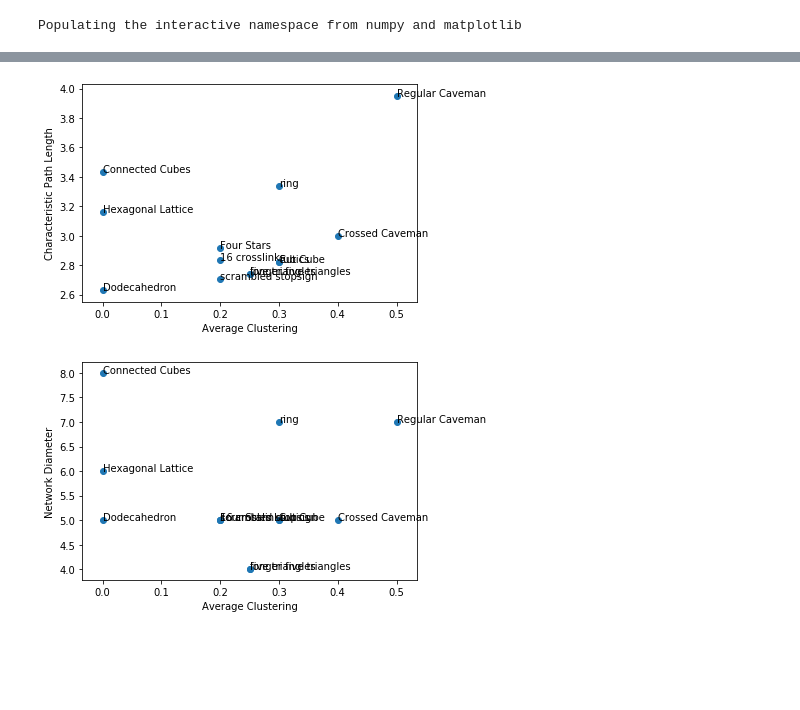
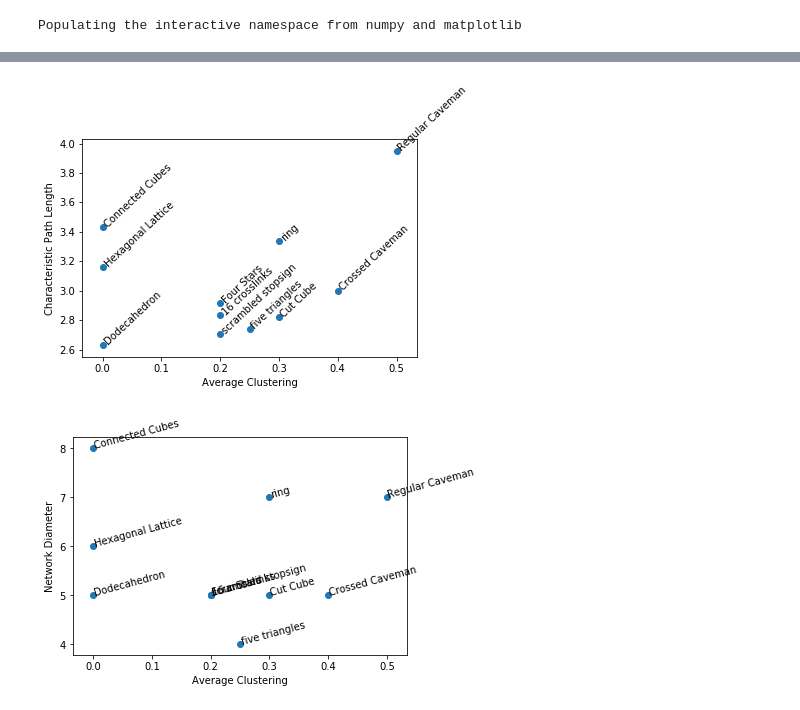
Before and after one commit to JamesPHoughton/detective-game-interdependent-diffusion, a Jupyter notebook: setup/Network Structure Selection.ipynb, the cells around one changed output, grey strips where cells are left out. Drawn from its saved outputs; the diff is of its cells as text; code cells hidden in the pictures; blank space fills up the shorter version.

```diff
--- a/setup/Network Structure Selection.ipynb
+++ b/setup/Network Structure Selection.ipynb
@@ -376,25 +420,0 @@ info[-1]
-# %%
-# rubics
-edgelist = [(1,9), (9,2), (2,10), (10,3), (3,11), (11,4), (4,12), (12,1),
-            (5,17), (17,6), (6,18), (18,7), (7,19), (19,8), (8,0), (0,5),
-            (4,14), (14,7), (3,13), (13,6), (2,16), (16,5), (1,15), (15,8),
-            (12,9), (10,16), (11,13), (14,19), (15,0), (17,18)
-           ]
-
-g9 = nx.from_edgelist(edgelist)
-nx.draw_networkx(g9, alpha=.7)
-g=g9
-info.append({
-    'name': 'rubics',
-    'num_nodes': nx.number_of_nodes(g),
-    'num_edges': nx.number_of_edges(g),
-    'max_deg': max(nx.degree(g)),
-    'min_deg': min(nx.degree(g)),
-    'node_connectivity': nx.node_connectivity(g),
-    'min_centrality': min(nx.betweenness_centrality(g).values()),
-    'max_centrality': max(nx.betweenness_centrality(g).values()),
-    'clustering': nx.average_clustering(g),
-    'path_length': nx.average_shortest_path_length(g),
-    'diameter': nx.diameter(g)
-})
-info[-1]
@@ -512,9 +433,9 @@ edgelist = [(0,1), (1,2), (2,3), (3,0),
             (12,16), (14,17), (15,18), (13,19),
             (16,19), (16,17), (17,18), (18,19)
 ]
-g9 = nx.from_edgelist(edgelist)
-nx.draw_networkx(g9, alpha=.7)
-g=g9
+g11 = nx.from_edgelist(edgelist)
+nx.draw_networkx(g11, alpha=.7)
+g=g11
 info.append({
     'name': 'Connected Cubes',
     'num_nodes': nx.number_of_nodes(g),
@@ -563,20 +482,25 @@ info_df
 # %%
 plt.scatter(info_df['clustering'], info_df['path_length'])
 
 for i, row in info_df.iterrows():
-    plt.annotate(row['name'], (row['clustering'], row['path_length']))
+    plt.annotate(row['name'],
+                 (row['clustering'], row['path_length']),
+                 rotation=43)
 
 plt.ylabel('Characteristic Path Length')
 plt.xlabel('Average Clustering');
 # %% [output]
-[figure, old version]
+[figure, new version]
 # %%
 plt.scatter(info_df['clustering'], info_df['diameter'])
 
 for i, row in info_df.iterrows():
-    plt.annotate(row['name'], (row['clustering'], row['diameter']))
+    plt.annotate(row['name'],
+                 (row['clustering'], row['diameter']),
+                 rotation=15)
 
 plt.ylabel('Network Diameter')
+plt.yticks([4,5,6,7,8])
 plt.xlabel('Average Clustering');
 # %% [output]
-[figure, old version]
+[figure, new version]
```
Also changed, not shown: parts of 21 cells of this notebook, 55 other files.
